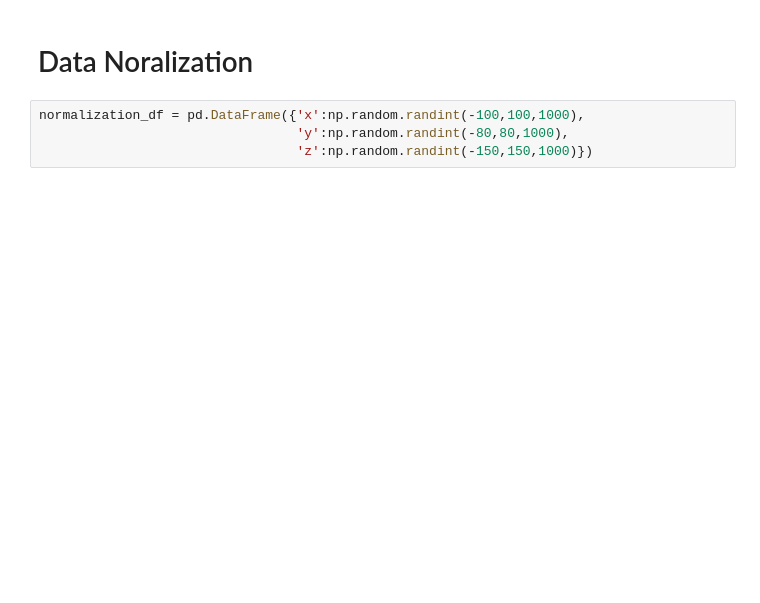
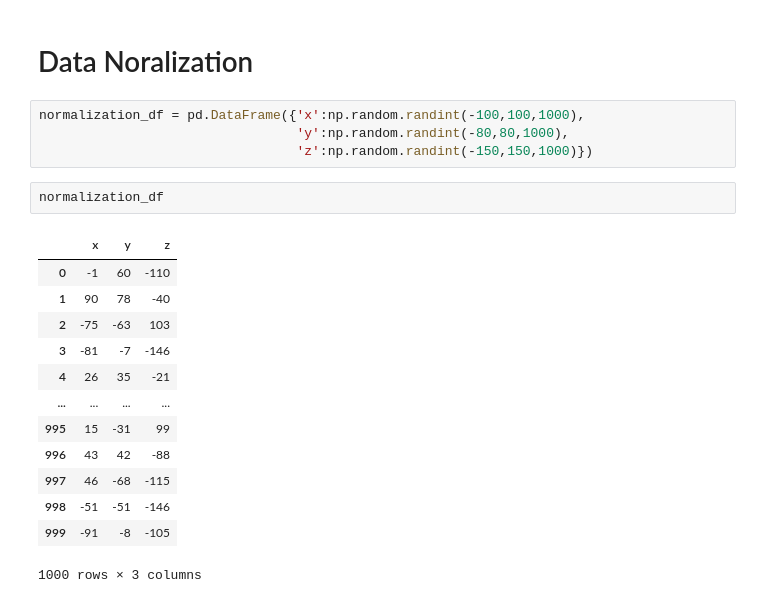
Before and after one commit to gurubalan077/4-SEM-Fils, a Jupyter notebook: work in Pands.ipynb, the cells around one changed output. Saved outputs shown, nothing was run; the diff lists cells and outputs as text; blank space fills up the shorter version.

```diff
--- a/work in Pands.ipynb
+++ b/work in Pands.ipynb
@@ -134,3 +138,19 @@ print(ran)
 normalization_df = pd.DataFrame({'x':np.random.randint(-100,100,1000),
                                  'y':np.random.randint(-80,80,1000),
                                  'z':np.random.randint(-150,150,1000)})
+# %%
+normalization_df
+# %% [output]
+|  | x | y | z |
+| 0 | -1 | 60 | -110 |
+| 1 | 90 | 78 | -40 |
+| 2 | -75 | -63 | 103 |
+| 3 | -81 | -7 | -146 |
+| 4 | 26 | 35 | -21 |
+| ... | ... | ... | ... |
+| 995 | 15 | -31 | 99 |
+| 996 | 43 | 42 | -88 |
+| 997 | 46 | -68 | -115 |
+| 998 | -51 | -51 | -146 |
+| 999 | -91 | -8 | -105 |
+1000 rows × 3 columns
```
Also changed, not shown: parts of 22 cells of this notebook.
